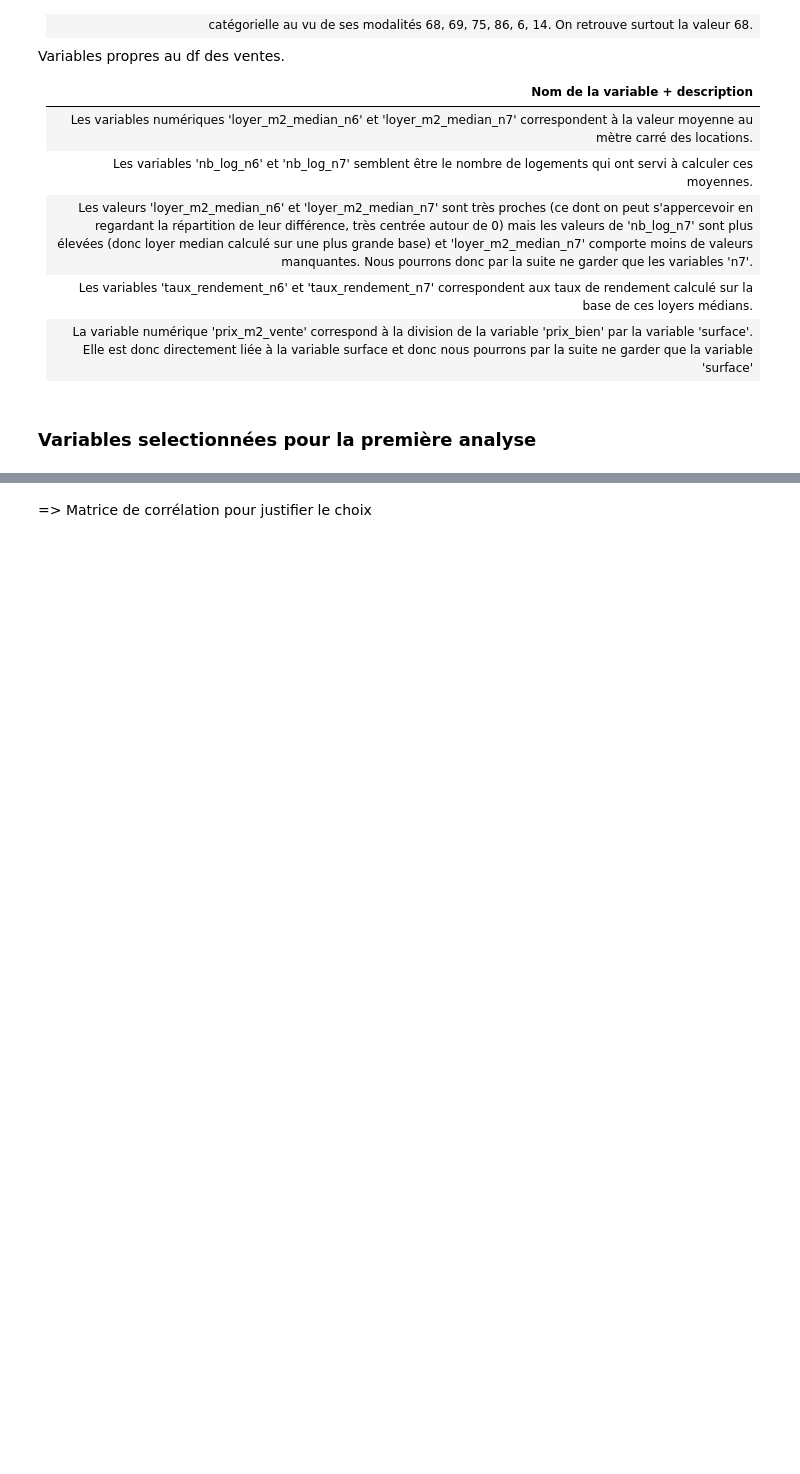
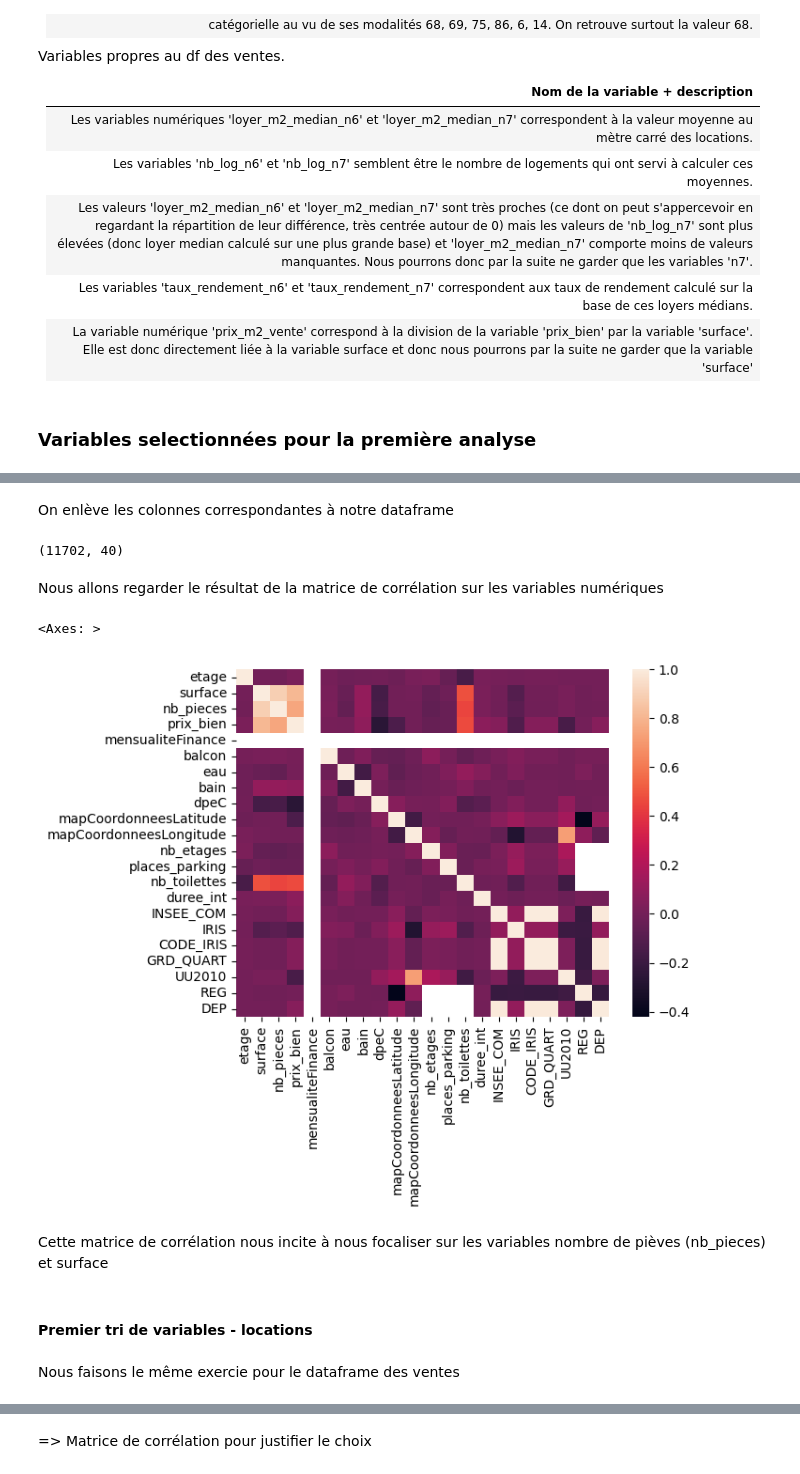
Before and after one commit to Hugues360/Projet_DS2025, a Jupyter notebook: Etape_1_Exploration_DataViz.ipynb, the cells around one changed output, grey strips where cells are left out. Drawn from its saved outputs; the diff is of its cells as text; code cells hidden in the pictures; blank space fills up the shorter version.

Commit message:
Ajout de la atrice de correlation et de graphes sur le nombre de pieces

```diff
--- a/Etape_1_Exploration_DataViz.ipynb
+++ b/Etape_1_Exploration_DataViz.ipynb
@@ -202,0 +207,5 @@ Variables propres au df des ventes.
+# %%
+valeurs_manquantes = df_locations.isna().sum()
+valeurs_manquantes = valeurs_manquantes/df_locations.shape[0]
+valeurs_manquantes_list = list(valeurs_manquantes[valeurs_manquantes > 0.8].index)
+valeurs_manquantes_list
@@ -202,0 +224,22 @@ Variables propres au df des ventes.
+# %% [markdown]
+On enlève les colonnes correspondantes à notre dataframe
+# %%
+df_locations_filtered = df_locations.drop(valeurs_manquantes_list, axis = 1)
+# %%
+df_locations_filtered.shape
+# %% [output]
+(11702, 40)
+# %% [markdown]
+Nous allons regarder le résultat de la matrice de corrélation sur les variables numériques
+# %%
+df_locations_quanti = df_locations_filtered.select_dtypes(exclude='object')
+sns.heatmap(df_locations_quanti.corr())
+# %% [output]
+<Axes: >
+[figure, added]
+# %% [markdown]
+Cette matrice de corrélation nous incite à nous focaliser sur les variables nombre de pièves (nb_pieces) et surface
+# %% [markdown]
+#### Premier tri de variables - locations
+# %% [markdown]
+Nous faisons le même exercie pour le dataframe des ventes
```
Also changed, not shown: parts of 31 cells of this notebook.
